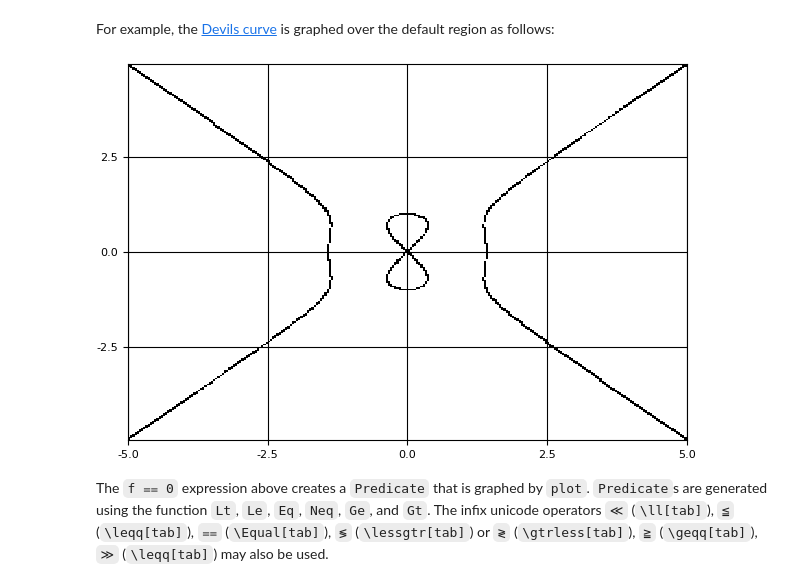
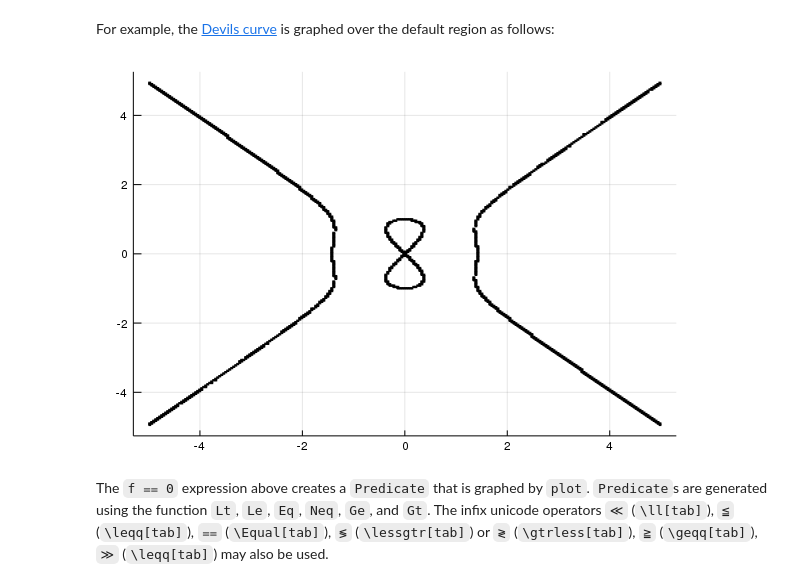
Before and after one commit to jverzani/ImplicitEquations.jl, a Jupyter notebook: docs/examples.ipynb, the cells around one changed output. Drawn from its saved outputs; the diff is of its cells as text; code cells hidden in the pictures.

```diff
--- a/docs/examples.ipynb
+++ b/docs/examples.ipynb
@@ -8,14 +8,13 @@
 <p>For example, the <a href="http://www-groups.dcs.st-and.ac.uk/~history/Curves/Devils.html">Devils curve</a> is graphed over the default region as follows:</p>
 # %%
 using Plots, ImplicitEquations
-pyplot()
 
 a,b = -1,2
 f(x,y) = y^4 - x^4 + a*y^2 + b*x^2
 r = (f ⩵ 0) # \Equal[tab]
 plot(r)
 # %% [output]
-[figure, old version]
+[figure, new version]
 # %% [markdown]
 <p>The <code>f ⩵ 0</code> expression above creates a <code>Predicate</code> that is graphed by <code>plot</code>.  <code>Predicate</code>s are generated using the function <code>Lt</code>, <code>Le</code>, <code>Eq</code>, <code>Neq</code>, <code>Ge</code>, and <code>Gt</code>. The infix unicode operators <code>≪</code> (<code>\ll&#91;tab&#93;</code>), <code>≦</code> (<code>\leqq&#91;tab&#93;</code>), <code>⩵</code> (<code>\Equal&#91;tab&#93;</code>), <code>≶</code> (<code>\lessgtr&#91;tab&#93;</code>) or <code>≷</code> (<code>\gtrless&#91;tab&#93;</code>), <code>≧</code> (<code>\geqq&#91;tab&#93;</code>), <code>≫</code> (<code>\leqq&#91;tab&#93;</code>) may also be used.</p>
 # %% [markdown]
```
Also changed, not shown: parts of 7 cells of this notebook, 13 other files.
